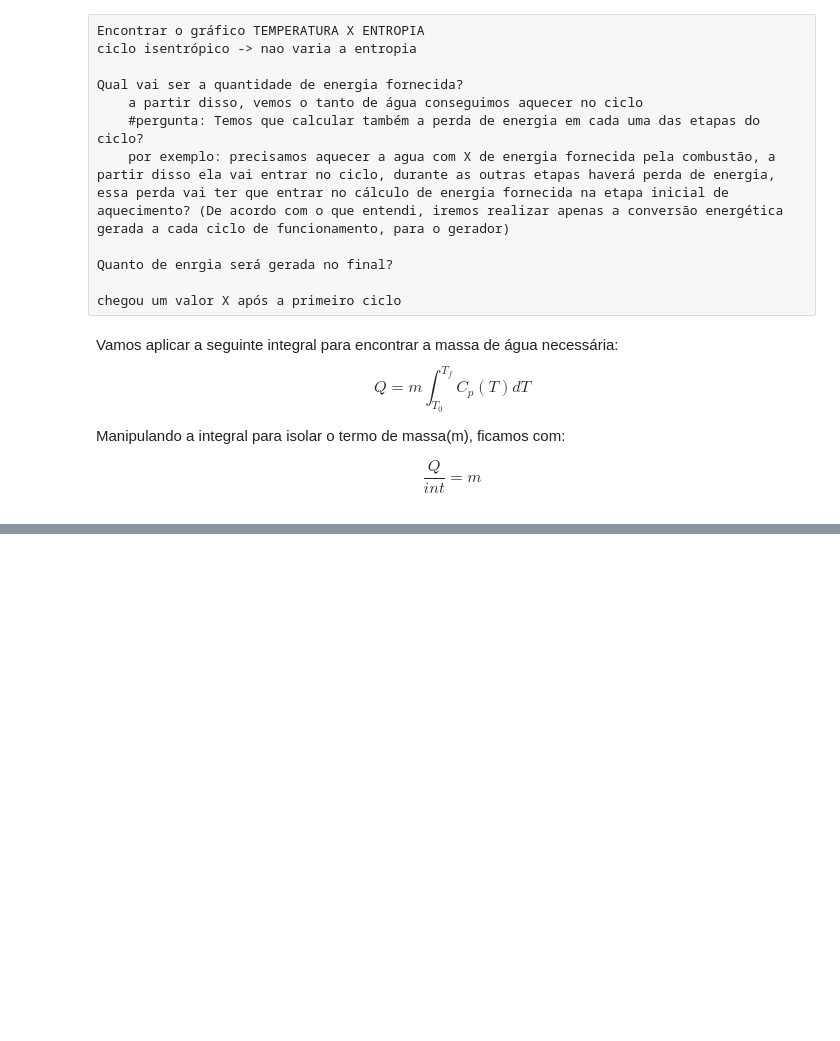
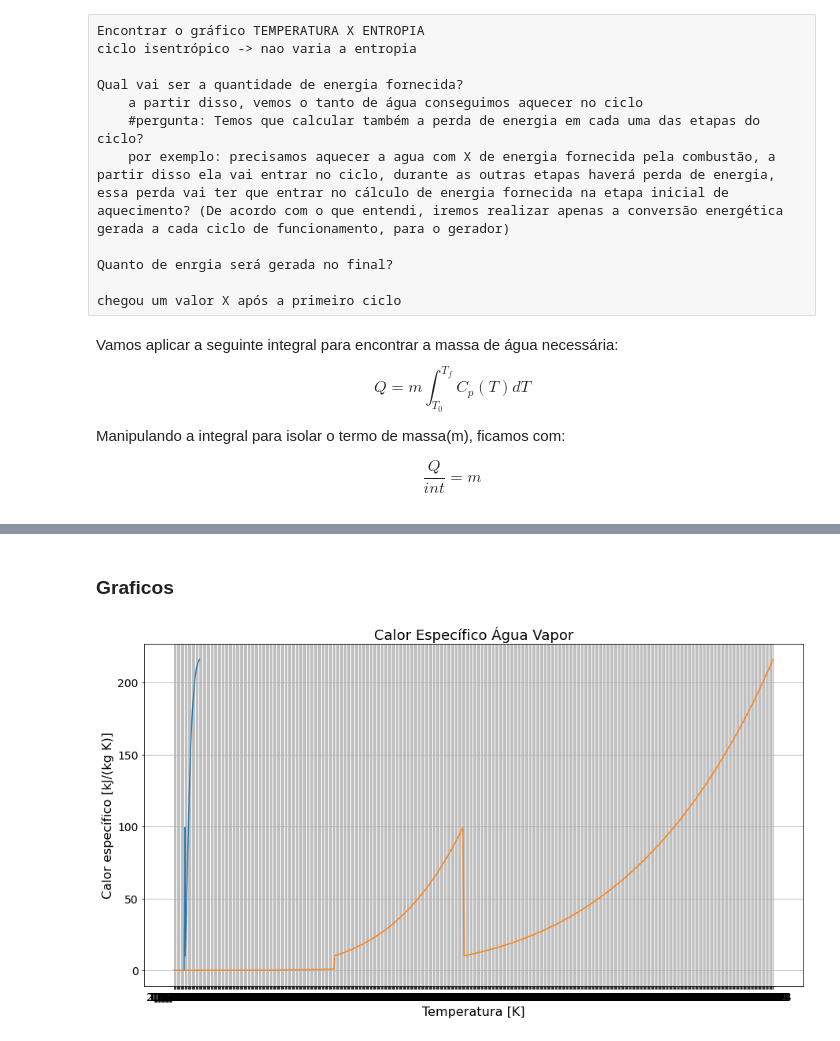
Before and after one commit to Gbeneti/Trabalho-Termodin-mica-Avan-ada, a Jupyter notebook: Desafio_4/Desafio_04.ipynb, the cells around one changed output, grey strips where cells are left out. Saved outputs shown, nothing was run; the diff lists cells and outputs as text; code cells hidden in the pictures; blank space fills up the shorter version.

```diff
--- a/Desafio_4/Desafio_04.ipynb
+++ b/Desafio_4/Desafio_04.ipynb
@@ -85,0 +161,39 @@ plt.savefig('Calor_agua.png',dpi = 200)
+# %% [markdown]
+### Graficos
+# %%
+#importar dados
+df_agua_saturada = pd.read_table('saturated_water_txt.txt')
+#df_agua_saturada
+# %%
+df_vapor_saturado = pd.read_table('saturated_vapor_txt.txt')
+#df_vapor_saturado
+# %%
+data_saturated_water_temperature = df_agua_saturada.iloc[:,0].to_numpy()
+data_saturated_water_pressure = df_agua_saturada.iloc[:,1].to_numpy()
+data_saturated_water_volume = df_agua_saturada.iloc[:,3].to_numpy()
+data_saturated_water_enthalpy = df_agua_saturada.iloc[:,5].to_numpy()
+data_saturated_water_entropy = df_agua_saturada.iloc[:,6].to_numpy()
+# %%
+data_saturated_vapor_temperature = df_vapor_saturado.iloc[:,0].to_numpy()
+data_saturated_vapor_pressure = df_vapor_saturado.iloc[:,1].to_numpy()
+data_saturated_vapor_volume = df_vapor_saturado.iloc[:,3].to_numpy()
+data_saturated_vapor_enthalpy = df_vapor_saturado.iloc[:,5].to_numpy()
+data_saturated_vapor_entropy = df_vapor_saturado.iloc[:,6].to_numpy()
+# %%
+fig, ax = plt.subplots(figsize=(15, 8))
+sns.lineplot(x=data_saturated_water_volume,y=data_saturated_water_pressure)
+sns.lineplot(x=data_saturated_vapor_volume,y=data_saturated_vapor_pressure)
+
+#ax.errorbar(x=columns_names,y=df_statistics.iloc[1,0:],yerr=df_statistics.iloc[2,0:],ls='none',color='black',capsize=5)
+plt.xticks(fontsize=14)
+plt.yticks(fontsize=14)
+ax.set_title('Calor Específico Água Vapor',fontsize = 18)
+plt.xlabel('Temperatura [K]',fontsize=16)
+plt.ylabel('Calor específico [kJ/(kg K)]',fontsize=16)
+ax.grid() #cria a grid
+ax.set_axisbelow(True) #coloca a grid para trás
+plt.show()
+#fig.get_figure() #'pega' o gráfico para salvar
+#fig.savefig("malthus_runge.png", facecolor='white') #salva o gráfico
+# %% [output]
+[figure, added]
```
Also changed, not shown: parts of 20 cells of this notebook, 5 other files.
